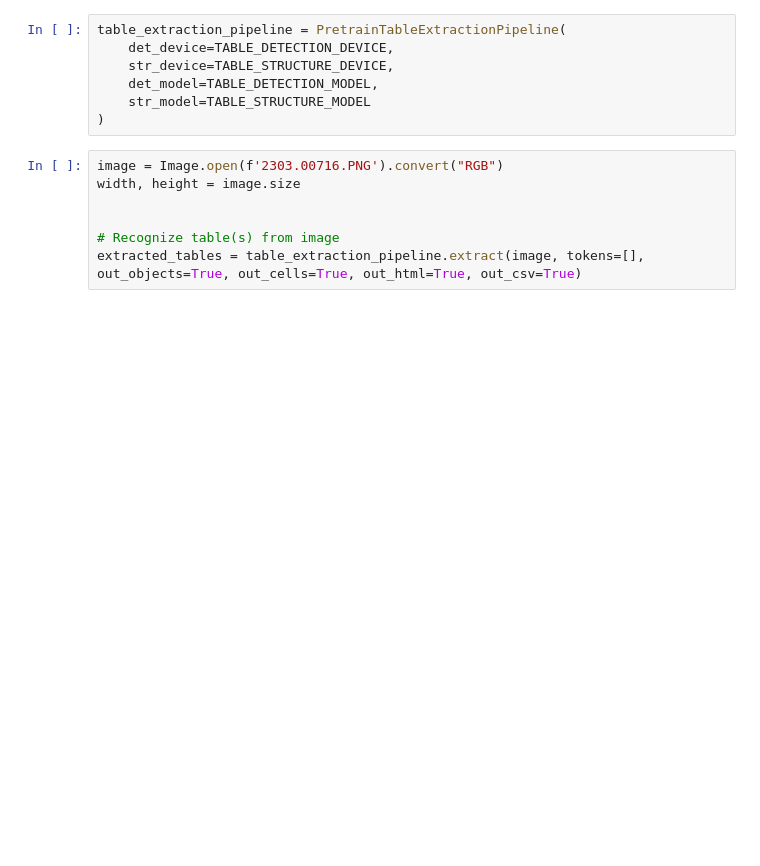
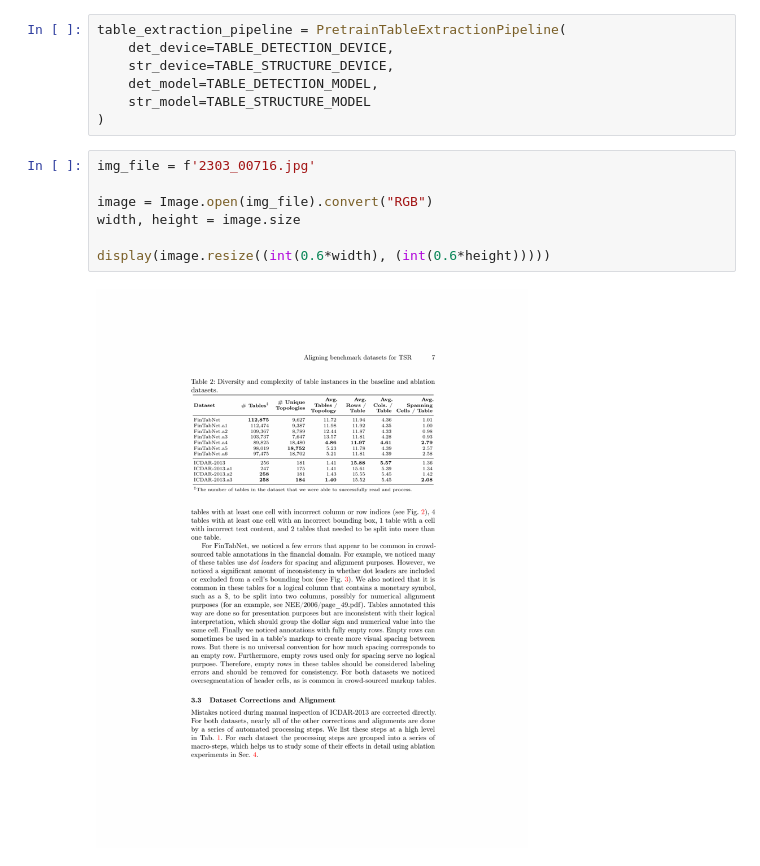
Before and after one commit to Martin-Labenne/table-transformer-demo, a Jupyter notebook: table-transformer-demo.ipynb, the cells around one changed output. Cells and saved outputs as stored; diff of their text form; blank space fills up the shorter version.

Commit message:
show how to visualize detection and recognize results

```diff
--- a/table-transformer-demo.ipynb
+++ b/table-transformer-demo.ipynb
@@ -160,10 +157,12 @@ table_extraction_pipeline = PretrainTableExtractionPipeline(
     det_model=TABLE_DETECTION_MODEL,
     str_model=TABLE_STRUCTURE_MODEL
 )
-# %%
-image = Image.open(f'2303.00716.PNG').convert("RGB")
-width, height = image.size
-
-
-# Recognize table(s) from image
-extracted_tables = table_extraction_pipeline.extract(image, tokens=[], out_objects=True, out_cells=True, out_html=True, out_csv=True)
+# %%
+img_file = f'2303_00716.jpg'
+
+image = Image.open(img_file).convert("RGB")
+width, height = image.size
+
+display(image.resize((int(0.6*width), (int(0.6*height)))))
+# %% [output]
+[figure, added]
```
Also changed, not shown: parts of 9 cells of this notebook, 2 other files.
